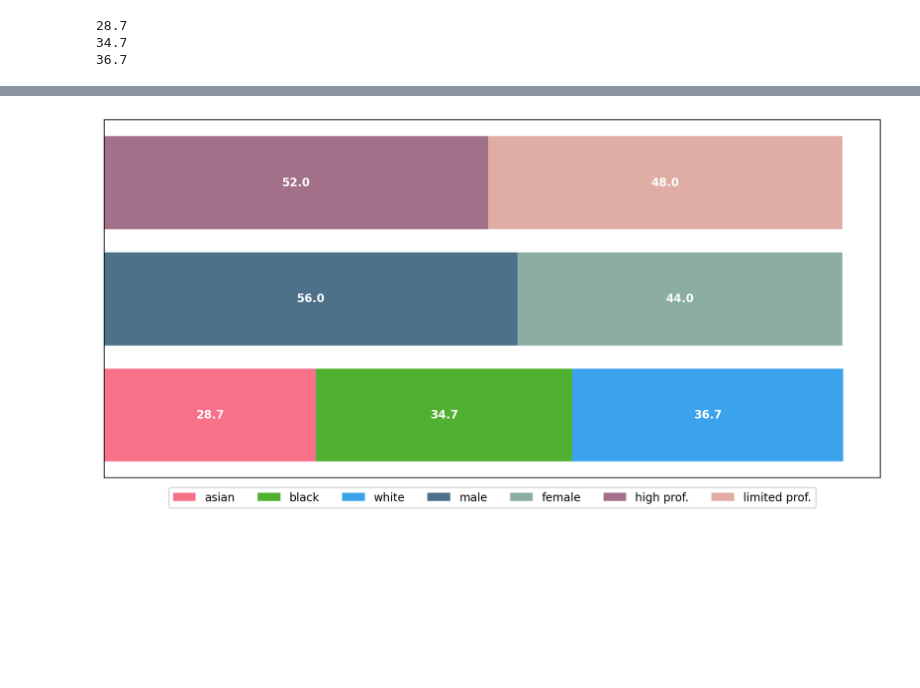
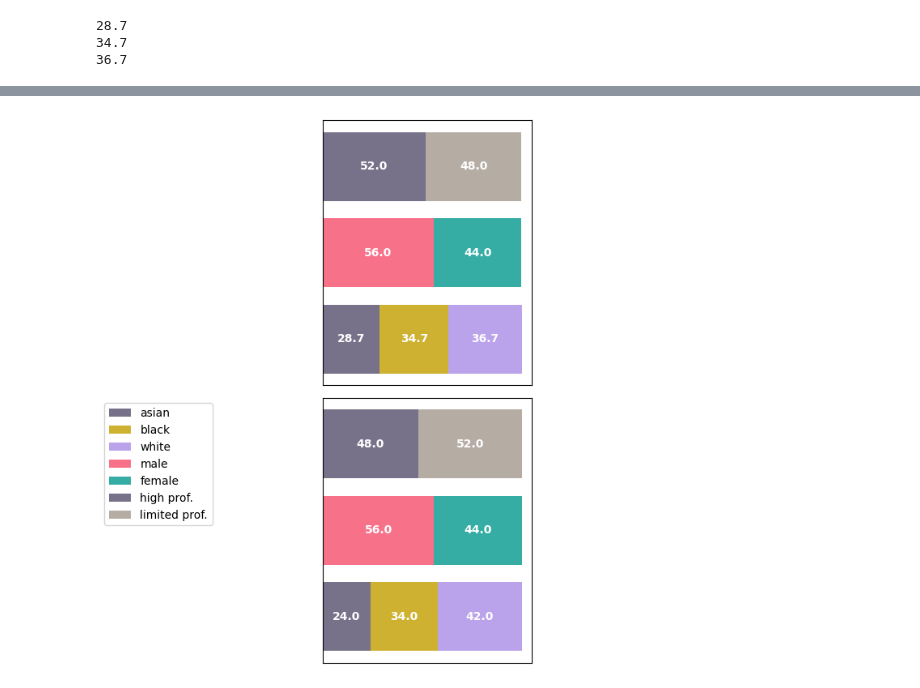
Before and after one commit to theislab/ehrapy, a Jupyter notebook: try_flowchart.ipynb, the cells around one changed output, grey strips where cells are left out. Drawn from its saved outputs; the diff is of its cells as text; code cells hidden in the pictures; blank space fills up the shorter version.

Commit message:
refined and first-line debugged population tracking

```diff
--- a/try_flowchart.ipynb
+++ b/try_flowchart.ipynb
@@ -315,3 +332,0 @@ for u in df_ethnicity.values:
-# %%
-for i, value in enumerate(df_ethnicity.T):
-    print(value)
@@ -320,17 +333,14 @@ for i, value in enumerate(df_ethnicity.T):
 # %%
 import pandas as pd
 import matplotlib.pyplot as plt
+import seaborn as sns
 
 # Given data dictionaries
-data_ethnicity = {'asian': [28.7],
-                  'black': [34.7],
-                  'white': [36.7]}
+data_ethnicity = {"asian": [28.7, 24.0], "black": [34.7, 34.0], "white": [36.7, 42.0]}
 
-data_gender = {'male': [56.0],
-               'female': [44.0]}
+data_gender = {"male": [56.0, 56.0], "female": [44.0, 44.0]}
 
-data_prof = {'high prof.': [52.0], 'limited prof.': [48.0]}
-
+data_prof = {"high prof.": [52.0, 48.0], "limited prof.": [48.0, 52.0]}
 
 # Convert dictionaries to DataFrames
 df_ethnicity = pd.DataFrame(data_ethnicity)
@@ -338,56 +348,52 @@ df_gender = pd.DataFrame(data_gender)
 df_prof = pd.DataFrame(data_prof)
 
 # Plotting
-fig, ax = plt.subplots(figsize=(10, 5))
+fig, axes = plt.subplots(2, 1, figsize=(7, 7))
 
 # Plotting for the ethnicity with a small gap
-#df_ethnicity.plot(kind='barh', stacked=True, ax=ax, color=['skyblue', 'lightcoral', 'lightgreen'], position=0.67, width=0.3)
 categories = [df_ethnicity, df_gender, df_prof]
-category_labels = ['Ethnicity', 'Gender', 'Proficiency']
-
-colors=['skyblue', 'lightcoral', 'lightgreen'] # TODO: make this dynamic, more colors, pallette per category
 legend_labels = []
 
-for pos, data in enumerate([df_ethnicity.T.iterrows(), df_gender.T.iterrows(), df_prof.T.iterrows()]):
-    cumwidth = 0
-    category = categories[pos]
+for idx, ax in enumerate(axes):
+    for pos, data in enumerate([df_ethnicity.loc[idx], df_gender.loc[idx], df_prof.loc[idx]]):
+        cumwidth = 0
+        category = categories[pos]
 
-    hue_shift = pos / len(categories)  # Adjust the hue shift based on the category position
-    colors = sns.color_palette("husl", len(category.columns))
-    adjusted_colors = [((color[0] + hue_shift) % 1, color[1], color[2]) for color in colors]
+        hue_shift = (pos + 1) / len(categories[pos])  # Adjust the hue shift based on the category position
+        colors = sns.color_palette("husl", len(category.columns))
+        adjusted_colors = [((color[0] + hue_shift) % 1, color[1], color[2]) for color in colors]
 
-    for i, value in enumerate(data):
-        value = value[1].values[0]
-        print(value)
-        ax.barh(pos, value, left=cumwidth, color=adjusted_colors[i], height=0.8)
+        for i, value in enumerate(data):
+            print(value)
+            # value = value[1].values[0]  # Take the value based on idx
+            ax.barh(pos, value, left=cumwidth, color=adjusted_colors[i], height=0.8)
+
+            if value > 5:
+                # Add data labels
+                width = value
+                ax.text(
+                    cumwidth + width / 2,
+                    pos,
+                    "{:.1f}".format(value),
+                    ha="center",
+                    va="center",
+                    color="white",
+                    fontweight="bold",
+                )
+
+            ax.set_yticks([])
+            ax.set_xticks([])
+            cumwidth += value
+
+            legend_labels.append(category.columns[i])
+
+# makes the frames invisible
+# for ax in axes:
+#     ax.axis('off')
 
 
-        if value > 5:
-            # Add data labels
-            width = value
-            ax.text(cumwidth + width/2, pos, '{:.1f}'.format(value), ha='center', va='center', color='white', fontweight='bold')
-
-        ax.set_yticks([])
-        ax.set_xticks([])
-        cumwidth += value
-
-        #if pos == 0:
-        legend_labels.append(category.columns[i])
-
-# Plotting for the gender with a small gap
-#df_gender.plot(kind='barh', stacked=True, ax=ax, color=['skyblue', 'lightcoral'], position=0.33, width=0.3)
-
-# ax.barh(1, df_gender, color=['skyblue', 'lightcoral', 'lightgreen'])
-
-# # Set labels and title
-# ax.set_title('Ethnicity and Gender')
-# ax.set_xlabel('Percentage')
-# ax.set_ylabel('Category')
-
-# # Add a legend
-# ax.legend(['Asian', 'Black', 'White', 'Male', 'Female'])
-
-ax.legend(legend_labels, loc='lower center', ncol=len(legend_labels), bbox_to_anchor=(0.5, -0.1))
+# Add legend for the first subplot
+plt.legend(legend_labels, loc="best", bbox_to_anchor=(-0.5, 1))  # ncol=len(legend_labels), bbox_to_anchor=(0.5, -0.3)
 
 plt.tight_layout()
 plt.show()
@@ -402 +415 @@ plt.show()
-[figure, old version]
+[figure, new version]
```
Also changed, not shown: parts of 50 cells of this notebook, 4 other files.
